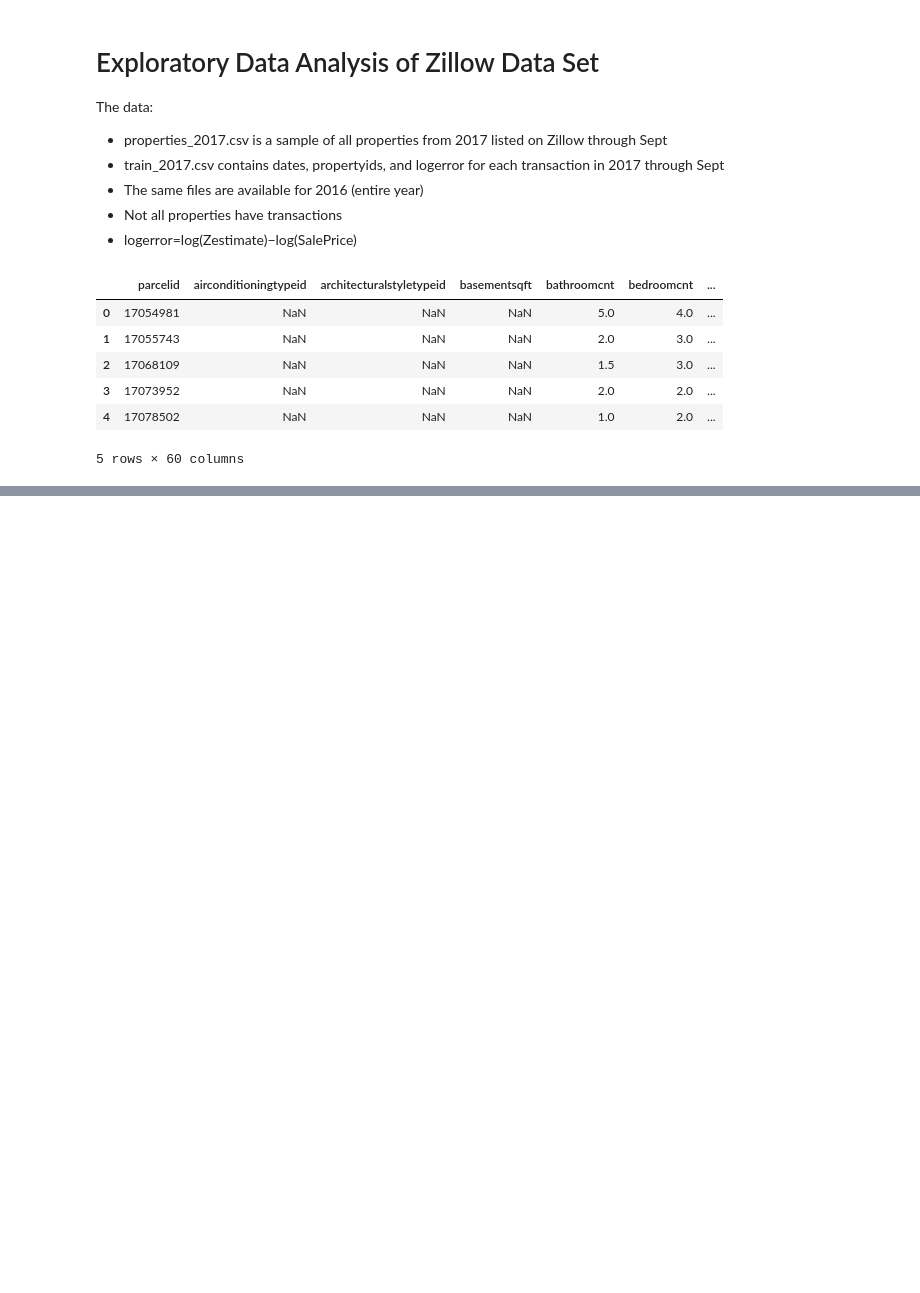
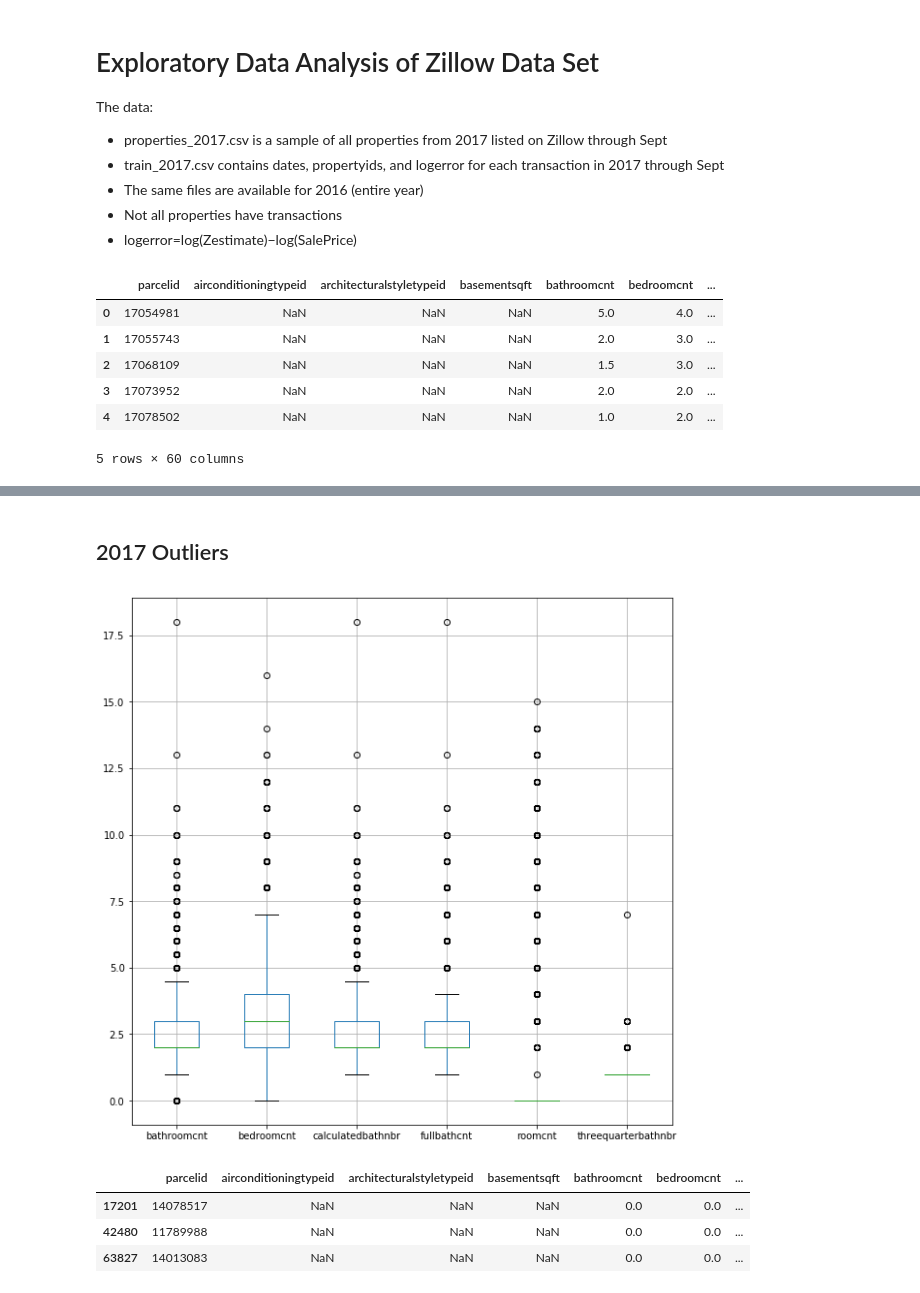
Before and after one commit to erstrong/INFO-7390-ADS-Fall-17-TeamNo., a Jupyter notebook: Mid-Term/Part 1 Exploratory Data Analysis.ipynb, the cells around one changed output, grey strips where cells are left out. Saved outputs shown, nothing was run; the diff lists cells and outputs as text; code cells hidden in the pictures; blank space fills up the shorter version.

```diff
--- a/Mid-Term/Part 1 Exploratory Data Analysis.ipynb
+++ b/Mid-Term/Part 1 Exploratory Data Analysis.ipynb
@@ -91,0 +86,5 @@ Name: taxdelinquencyyear, dtype: float64
+# %%
+format = '%Y-%m-%d'
+df_merged16['transactiondate'] = df_merged16['transactiondate'].map(lambda a: datetime.datetime.strptime(a, format))
+# %%
+df_merged17['transactiondate'] = df_merged17['transactiondate'].map(lambda a: datetime.datetime.strptime(a, format))
@@ -91,0 +157,36 @@ Name: taxdelinquencyyear, dtype: float64
+# %%
+categorical=['airconditioningtypeid','architecturalstyletypeid','buildingclasstypeid','decktypeid','fips',
+             'hashottuborspa','heatingorsystemtypeid','propertycountylandusecode','propertylandusetypeid','propertyzoningdesc',
+             'rawcensustractandblock','regionidcity','regionidcounty','regionidneighborhood','regionidzip',
+             'storytypeid','typeconstructiontypeid','fireplaceflag','taxdelinquencyflag','censustractandblock',
+             'transactiondate']
+numerical = ['basementsqft','bathroomcnt','bedroomcnt','buildingqualitytypeid','calculatedbathnbr',
+             'finishedfloor1squarefeet','calculatedfinishedsquarefeet','finishedsquarefeet12',
+             'finishedsquarefeet13','finishedsquarefeet15','finishedsquarefeet50','finishedsquarefeet6',
+             'fireplacecnt','fullbathcnt','garagecarcnt','garagetotalsqft','latitude','longitude',
+             'lotsizesquarefeet','poolcnt','poolsizesum','pooltypeid10','pooltypeid2','pooltypeid7','roomcnt',
+             'threequarterbathnbr','unitcnt','yardbuildingsqft17','yardbuildingsqft26','yearbuilt','numberofstories',
+             'structuretaxvaluedollarcnt','taxvaluedollarcnt','assessmentyear','landtaxvaluedollarcnt','taxamount',
+             'taxdelinquencyyear','logerror']
+
+# Ignore: parcelid, setyear
+
+rooms = ['bathroomcnt','bedroomcnt','calculatedbathnbr','fullbathcnt','roomcnt','threequarterbathnbr']
+sqft = ['basementsqft','finishedfloor1squarefeet','calculatedfinishedsquarefeet','finishedsquarefeet12',
+        'finishedsquarefeet13','finishedsquarefeet15','finishedsquarefeet50','finishedsquarefeet6',
+        'garagetotalsqft']
+lotsqft=['lotsizesquarefeet']
+yard=['yardbuildingsqft17','yardbuildingsqft26']
+pools=['poolcnt','pooltypeid10','pooltypeid2','pooltypeid7']
+poolsz = 'poolsizesum'
+features = ['buildingqualitytypeid','fireplacecnt','garagecarcnt','numberofstories']
+units= ['unitcnt']
+taxes=['structuretaxvaluedollarcnt','taxvaluedollarcnt','landtaxvaluedollarcnt','taxamount']
+years = ['yearbuilt','assessmentyear','taxdelinquencyyear']
+# %% [markdown]
+## 2017 Outliers
+# %%
+df_merged17.boxplot(rooms, figsize=(10,  10))
+plt.show()
+# %% [output]
+[figure, added]
@@ -91,0 +230,8 @@ Name: taxdelinquencyyear, dtype: float64
+# %%
+outliers2 = df_merged17[df_merged17['unitcnt'] > 20]
+outliers2
+# %% [output]
+|  | parcelid | airconditioningtypeid | architecturalstyletypeid | basementsqft | bathroomcnt | bedroomcnt | ... |
+| 17201 | 14078517 | NaN | NaN | NaN | 0.0 | 0.0 | ... |
+| 42480 | 11789988 | NaN | NaN | NaN | 0.0 | 0.0 | ... |
+| 63827 | 14013083 | NaN | NaN | NaN | 0.0 | 0.0 | ... |
```
Also changed, not shown: parts of 82 cells of this notebook.
